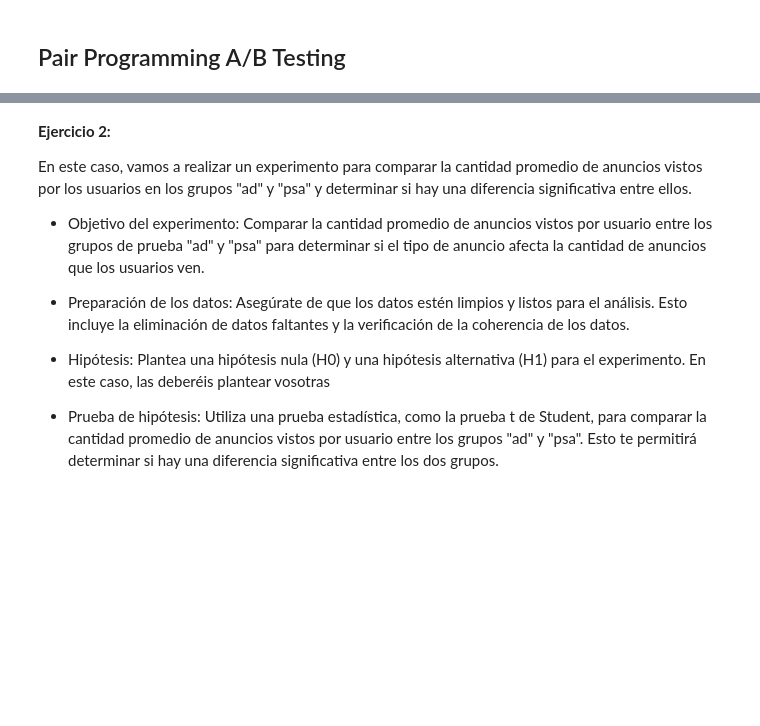
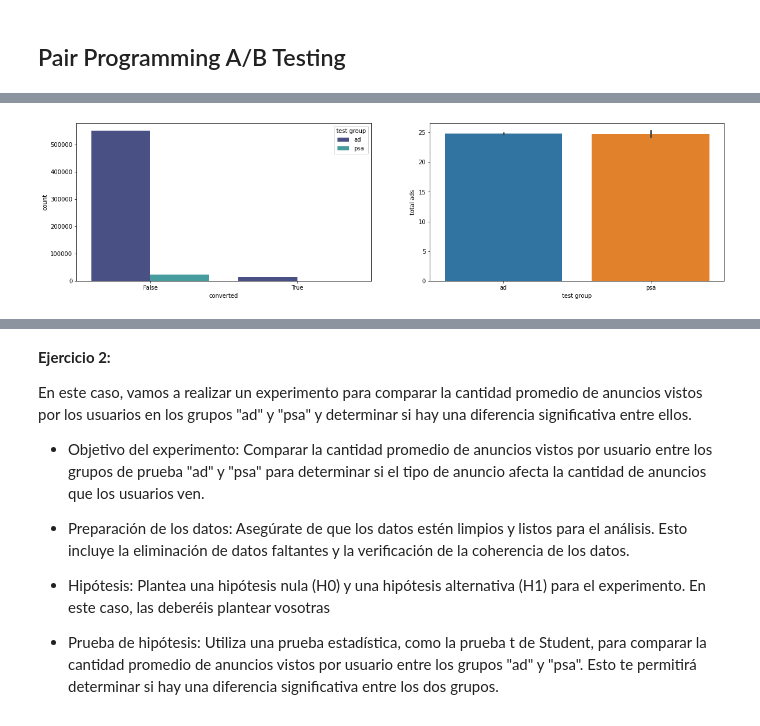
Before and after one commit to DianaG92/adalab-pair_programming-modulo3, a Jupyter notebook: promoH-modulo3-pairprogramming-AB_Testing-DIANA_ISA.ipynb, the cells around one changed output, grey strips where cells are left out. Saved outputs shown, nothing was run; the diff lists cells and outputs as text; code cells hidden in the pictures; blank space fills up the shorter version.

```diff
--- a/promoH-modulo3-pairprogramming-AB_Testing-DIANA_ISA.ipynb
+++ b/promoH-modulo3-pairprogramming-AB_Testing-DIANA_ISA.ipynb
@@ -34,0 +41,3 @@ Supongamos que estamos realizando un experimento para determinar si un nuevo dis
+# %%
+df=pd.read_csv('marketing_AB.csv', index_col=0)
+df.head(1)
@@ -34,0 +143,17 @@ Supongamos que estamos realizando un experimento para determinar si un nuevo dis
+# %%
+#Creamos el lienzo para nuestros gráficos, 1 fila, 2 columnas y el tamaño de la figura
+fig, axes = plt.subplots(nrows = 1, ncols = 2, figsize = (20, 5))
+
+sns.countplot(hue = "test group",#para poder comparar ad y psa en el mismo gráfico, ponemos el parámetro 'hue', que nos traerá una columna para cada uno (ad, psa)
+              x = "converted", #será True o False en función de si hubo conversión o no
+              data = df,
+              ax = axes[0],
+              palette = "mako")
+
+#utilizamos un barplot para ver la proporción ads sobre id (ambos tienen un 100%)
+sns.barplot(x = "test group", #para poder comparar ad y psa en el mismo gráfico, ponemos el parámetro 'hue', que nos traerá una columna para cada uno (ad, psa)
+            y = "total ads", #trae la cantidad de ads de cada campaña
+            data = df,
+            ax = axes[1]);
+# %% [output]
+[figure, added]
```
Also changed, not shown: parts of 6 cells of this notebook.
